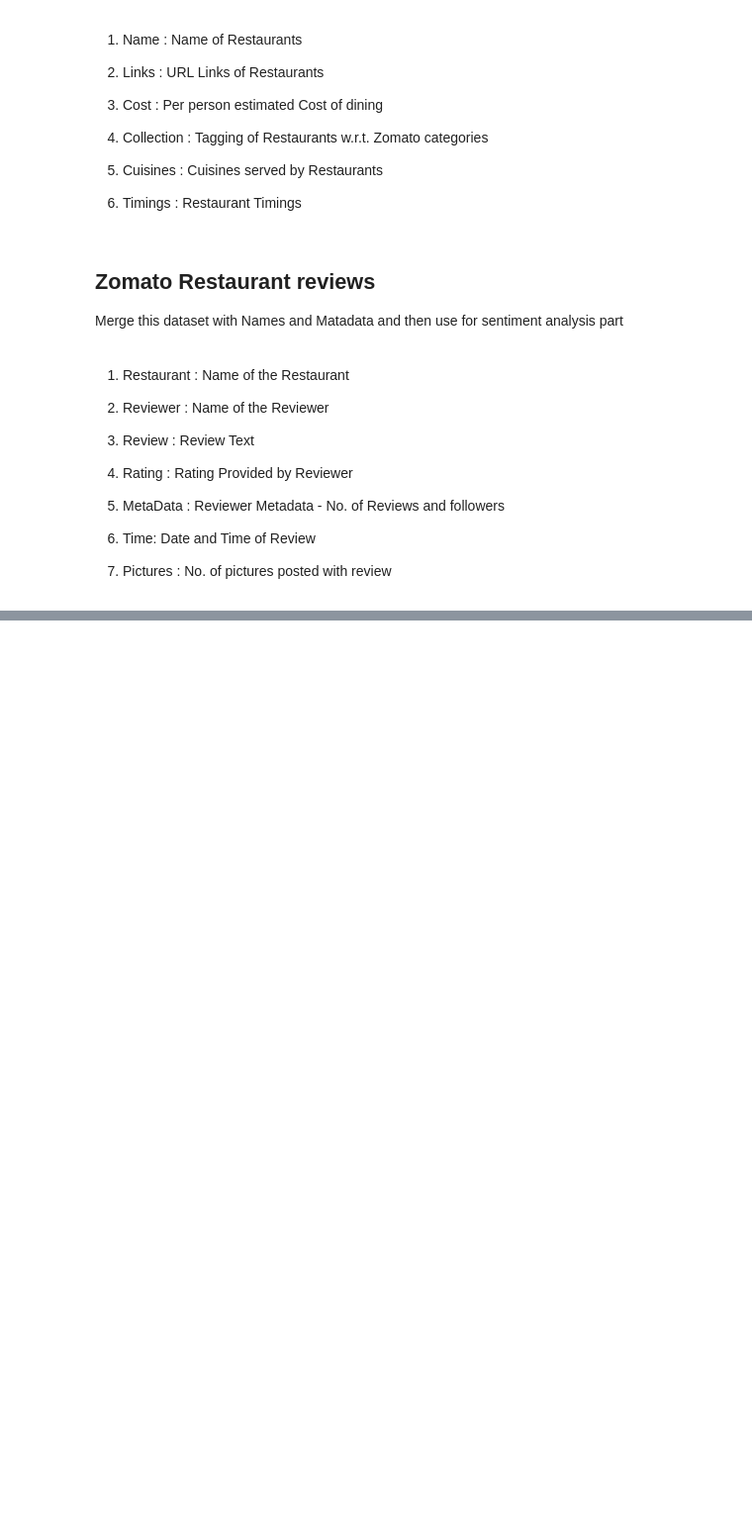
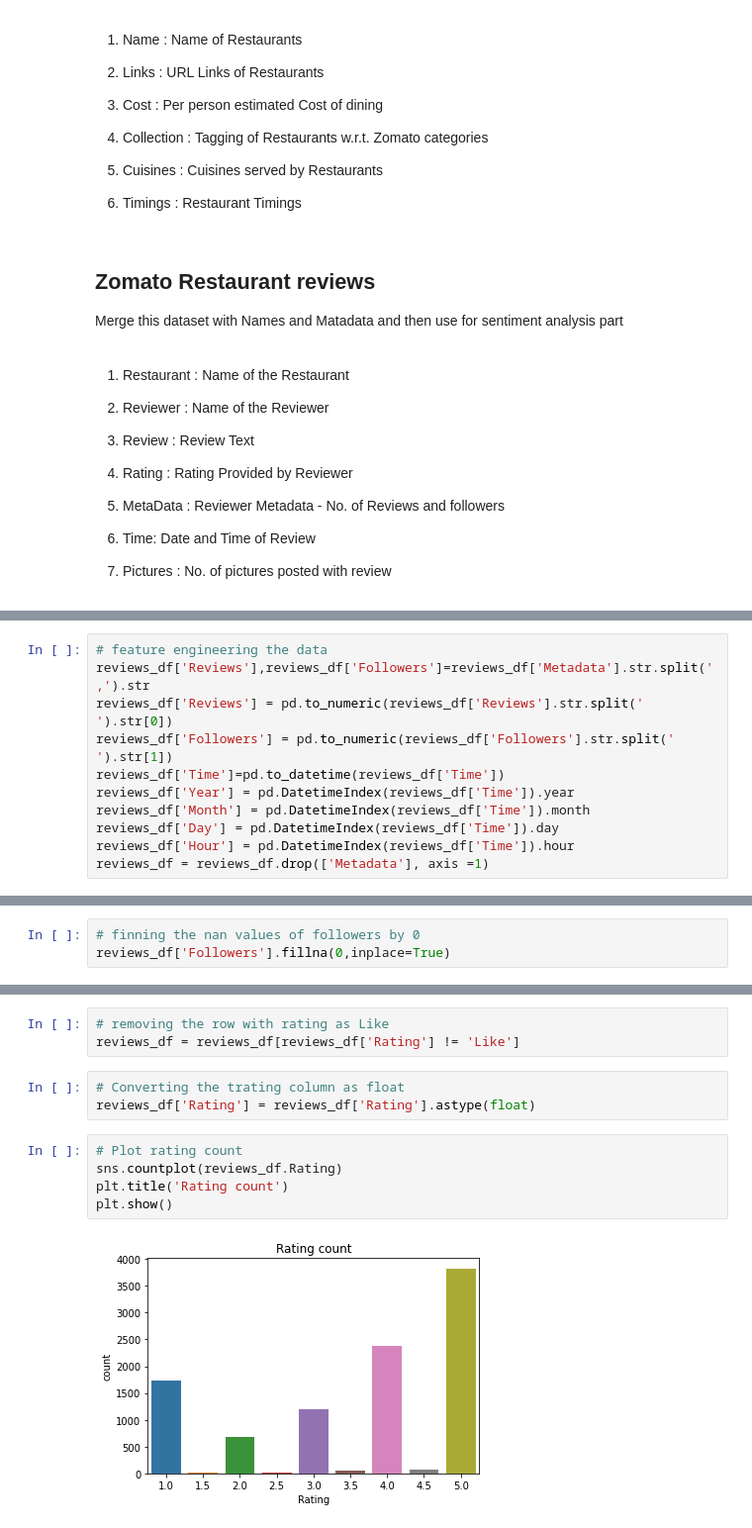
Before and after one commit to prabindebnath25/Zomato_Restaurant_Clustering_And_Sentiment_Analysis, a Jupyter notebook: Zomato_Restaurant_Clustering_and_Sentiment_Analysis.ipynb, the cells around one changed output, grey strips where cells are left out. Shown: that part at 99% size. Cells and saved outputs as stored; diff of their text form; blank space fills up the shorter version.

```diff
--- a/Zomato_Restaurant_Clustering_and_Sentiment_Analysis.ipynb
+++ b/Zomato_Restaurant_Clustering_and_Sentiment_Analysis.ipynb
@@ -48,0 +242,11 @@ Merge this dataset with Names and Matadata and then use for sentiment analysis p
+# %%
+# feature engineering the data
+reviews_df['Reviews'],reviews_df['Followers']=reviews_df['Metadata'].str.split(',').str
+reviews_df['Reviews'] = pd.to_numeric(reviews_df['Reviews'].str.split(' ').str[0])
+reviews_df['Followers'] = pd.to_numeric(reviews_df['Followers'].str.split(' ').str[1])
+reviews_df['Time']=pd.to_datetime(reviews_df['Time'])
+reviews_df['Year'] = pd.DatetimeIndex(reviews_df['Time']).year
+reviews_df['Month'] = pd.DatetimeIndex(reviews_df['Time']).month
+reviews_df['Day'] = pd.DatetimeIndex(reviews_df['Time']).day
+reviews_df['Hour'] = pd.DatetimeIndex(reviews_df['Time']).hour
+reviews_df = reviews_df.drop(['Metadata'], axis =1)
@@ -48,0 +294,3 @@ Merge this dataset with Names and Matadata and then use for sentiment analysis p
+# %%
+# finning the nan values of followers by 0
+reviews_df['Followers'].fillna(0,inplace=True)
@@ -48,0 +496,13 @@ Merge this dataset with Names and Matadata and then use for sentiment analysis p
+# %%
+# removing the row with rating as Like
+reviews_df = reviews_df[reviews_df['Rating'] != 'Like']
+# %%
+# Converting the trating column as float
+reviews_df['Rating'] = reviews_df['Rating'].astype(float)
+# %%
+# Plot rating count
+sns.countplot(reviews_df.Rating)
+plt.title('Rating count')
+plt.show()
+# %% [output]
+[figure, added]
```
Also changed, not shown: parts of 78 cells of this notebook.
